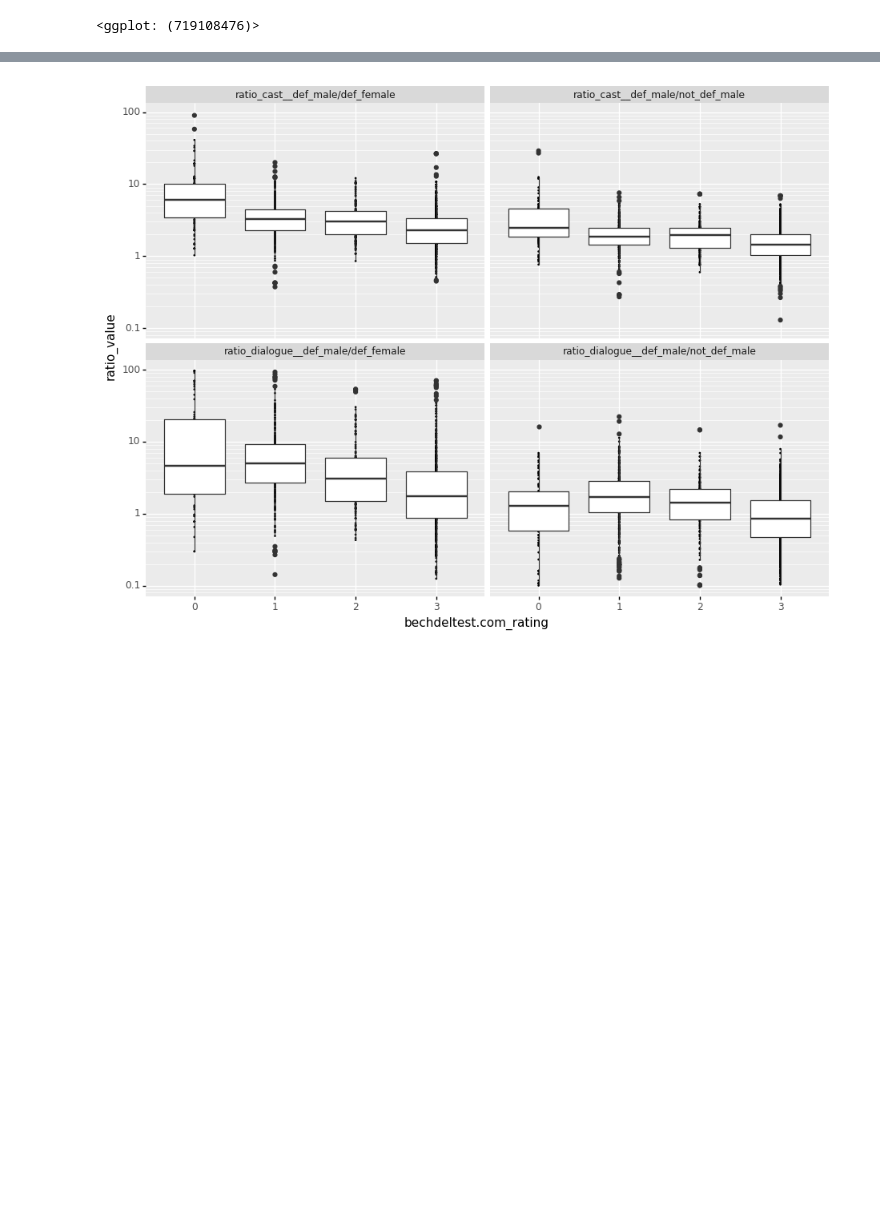
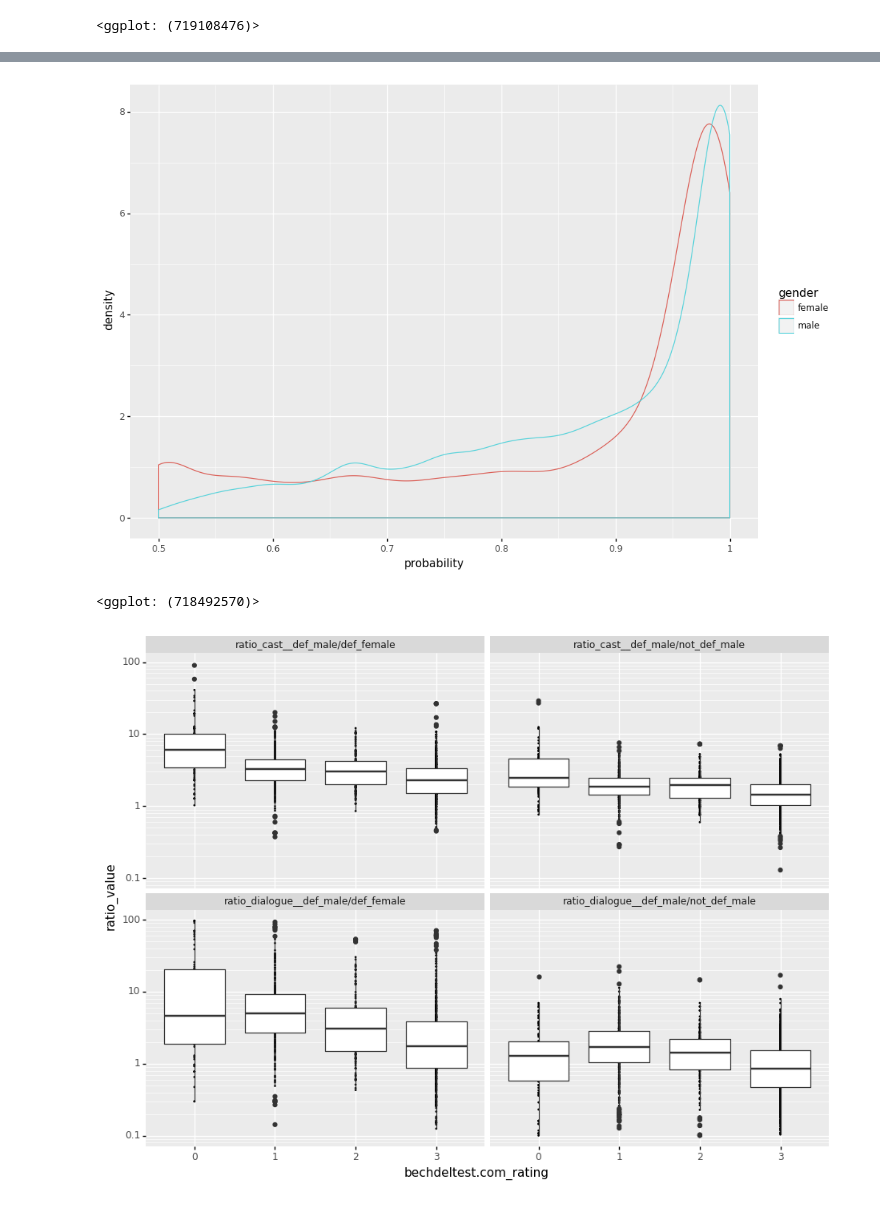
Before and after one commit to quadrismegistus/bechdeltest, a Jupyter notebook: notebooks/GenderRatios.ipynb, the cells around one changed output, grey strips where cells are left out. Saved outputs shown, nothing was run; the diff lists cells and outputs as text; code cells hidden in the pictures; blank space fills up the shorter version.

```diff
--- a/notebooks/GenderRatios.ipynb
+++ b/notebooks/GenderRatios.ipynb
@@ -91,3 +110,6 @@ fig
 # fig+= p9.facet_wrap('ratio_name')
 # fig+= p9.geom_smooth(method='lm')
 # fig
+# %%
+gdf = get_all_first_names_real_genderized()
+gdf
@@ -94,3 +131,10 @@ fig
+# %%
+fig = p9.ggplot(gdf, p9.aes(x='probability', color='gender'))
+fig +=p9.geom_density()
+fig
+# %% [output]
+[figure, added]
+<ggplot: (718492570)>
 # %%
 import plotnine as p9
 p9.options.figure_size = 11,8
```
Also changed, not shown: parts of 2 cells of this notebook, 10 other files.
